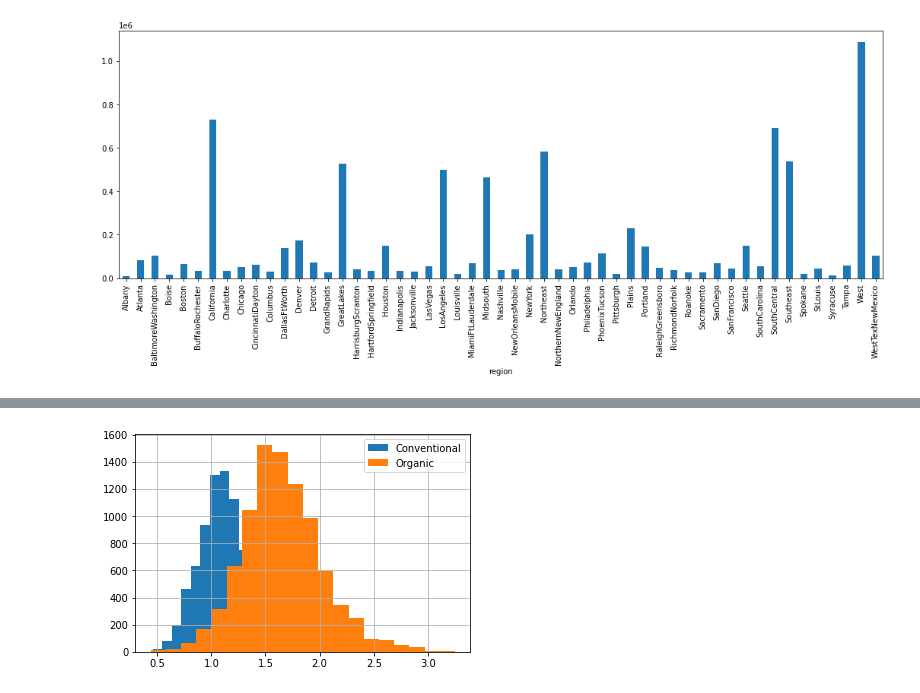
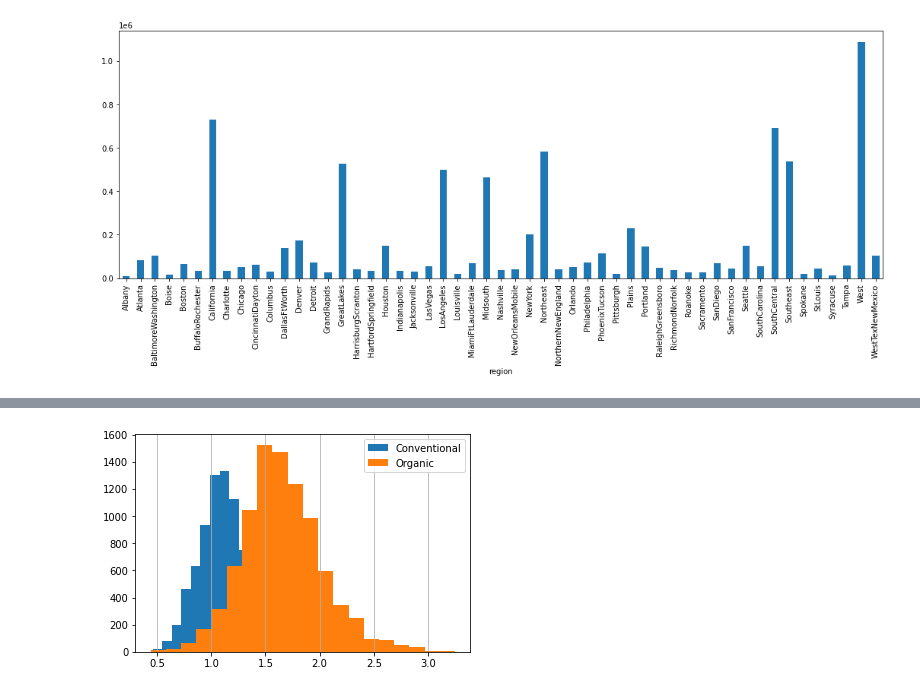
Before and after one commit to benmcmaster1/sandbox_viz_cereals, a Jupyter notebook: sandbox_viz_cereals.ipynb, the cells around one changed output, grey strips where cells are left out. Drawn from its saved outputs; the diff is of its cells as text; code cells hidden in the pictures.

```diff
--- a/sandbox_viz_cereals.ipynb
+++ b/sandbox_viz_cereals.ipynb
@@ -120,6 +120,8 @@ av_sold_by_date_xlarge = avocados.groupby("Date")["XLarge Bags"].sum()
 #no 'type' as 'plot' defaults to line type.
 # comparing all types of bag sales over time.
 plt.figure(figsize=(19,8))
+plt.tight_layout()
+plt.style.use('seaborn')
 av_sold_by_date_small.plot()
 av_sold_by_date_large.plot()
 av_sold_by_date_xlarge.plot()
@@ -153,8 +143,9 @@ No handles with labels found to put in legend.
 # %%
 # remember avocados[avocados["type"] == 'conventional'] returns a dataframe. then we add on averageprice for that column.
 avocados[avocados["type"] == 'conventional']["AveragePrice"].hist(bins=20)
 avocados[avocados["type"] == 'organic']["AveragePrice"].hist(bins=20)
 plt.legend(["Conventional","Organic"])
+plt.grid(axis='y')
 plt.show()
 # %% [output]
-[figure, old version]
+[figure, new version]
```
Also changed, not shown: parts of 3 cells of this notebook.
